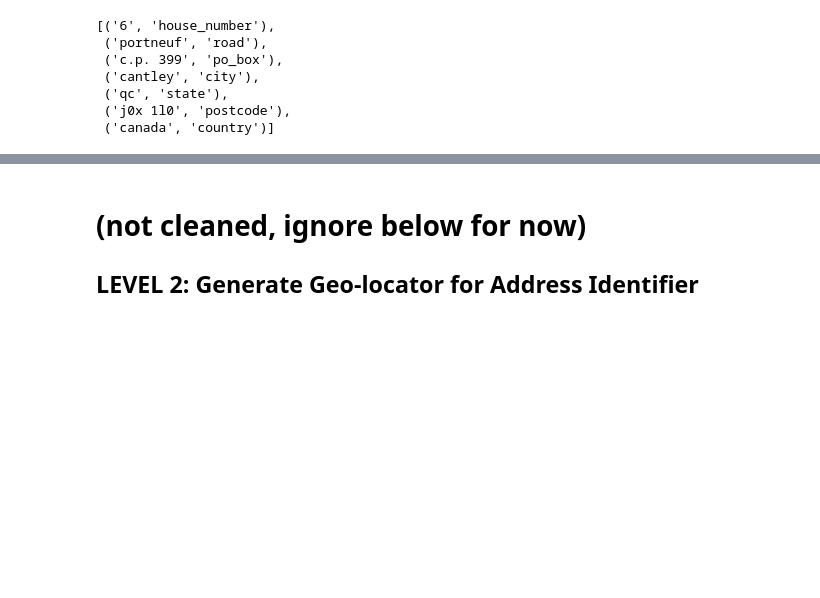
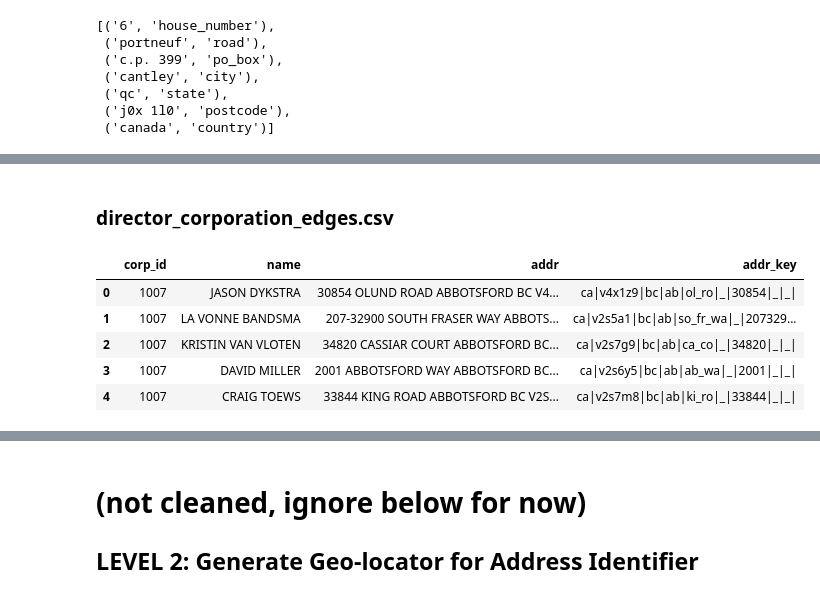
Before and after one commit to WalterKung/dataset, a Jupyter notebook: Corporate_Registry/S2_Get_Geo_locator_from_address.ipynb, the cells around one changed output, grey strips where cells are left out. Cells and saved outputs as stored; diff of their text form; code cells hidden in the pictures; blank space fills up the shorter version.

```diff
--- a/Corporate_Registry/S2_Get_Geo_locator_from_address.ipynb
+++ b/Corporate_Registry/S2_Get_Geo_locator_from_address.ipynb
@@ -115,6 +119,10 @@ def gen_addr_key(rec):
     except:
         buf = buf + "_" + "|"
     try:
+        buf = buf + "_".join([e[:2] for e in splitstr(dict_addr['house'])]) + "|"
+    except:
+        buf = buf + "_" + "|"
+    try:
         buf = buf + re.sub("[^0-9]", "", dict_addr['house_number']) + "|"
     except:
         buf = buf + "_" + "|"
@@ -193,0 +214,12 @@ KEY:    ca|t8a2a1|ab|sh_pa|ne_dr|1|_|_|
+# %%
+# address_nodes.csv
+addr_keys = []
+from postal.parser import parse_address
+i = 0
+for addr in l_addr:
+    i += 1
+    if (i%500000==0):
+        print (i)
+    t, _addr = getPreText(addr)
+    rec = parse_address(_addr)
+    addr_keys.append(gen_addr_key(rec))
@@ -193,0 +253,19 @@ KEY:    ca|t8a2a1|ab|sh_pa|ne_dr|1|_|_|
+# %%
+import sqlite3 as lite
+def select_dirr(conn):
+    """
+    """
+    cur = conn.cursor()
+    cur.execute("select ci_corp_id, ci_lab, ci_text from corp_info where ci_name in ('DIRECTORS')")
+    rows = cur.fetchall()
+    return([r[0] for r in rows], [r[1] for r in rows], [r[2] for r in rows])
+
+ddb = "./data/corporate/corp.db"
+
+con = lite.connect(ddb)
+l_dirr_corp_id, l_dirr_name, l_dirr_addr  = select_dirr(con)
+con.close()
+
+df_dirr = pd.DataFrame({"corp_id":l_dirr_corp_id, "name": l_dirr_name, "addr":l_dirr_addr})
+# %%
+df_dirr['addr_key'] = [gen_addr_key(parse_address(getPreText(addr)[1])) for addr in df_dirr.addr]
@@ -193,0 +332,11 @@ KEY:    ca|t8a2a1|ab|sh_pa|ne_dr|1|_|_|
+# %% [markdown]
+### director_corporation_edges.csv
+# %%
+df_dirr.head()
+# %% [output]
+|  | corp_id | name | addr | addr_key |
+| 0 | 1007 | JASON DYKSTRA | 30854 OLUND ROAD ABBOTSFORD BC V4... | ca|v4x1z9|bc|ab|ol_ro|_|30854|_|_| |
+| 1 | 1007 | LA VONNE BANDSMA | 207-32900 SOUTH FRASER WAY ABBOTS... | ca|v2s5a1|bc|ab|so_fr_wa|_|207329... |
+| 2 | 1007 | KRISTIN VAN VLOTEN | 34820 CASSIAR COURT ABBOTSFORD BC... | ca|v2s7g9|bc|ab|ca_co|_|34820|_|_| |
+| 3 | 1007 | DAVID MILLER | 2001 ABBOTSFORD WAY ABBOTSFORD BC... | ca|v2s6y5|bc|ab|ab_wa|_|2001|_|_| |
+| 4 | 1007 | CRAIG TOEWS | 33844 KING ROAD ABBOTSFORD BC V2S... | ca|v2s7m8|bc|ab|ki_ro|_|33844|_|_| |
```
Also changed, not shown: parts of 21 cells of this notebook, 1 other file.
